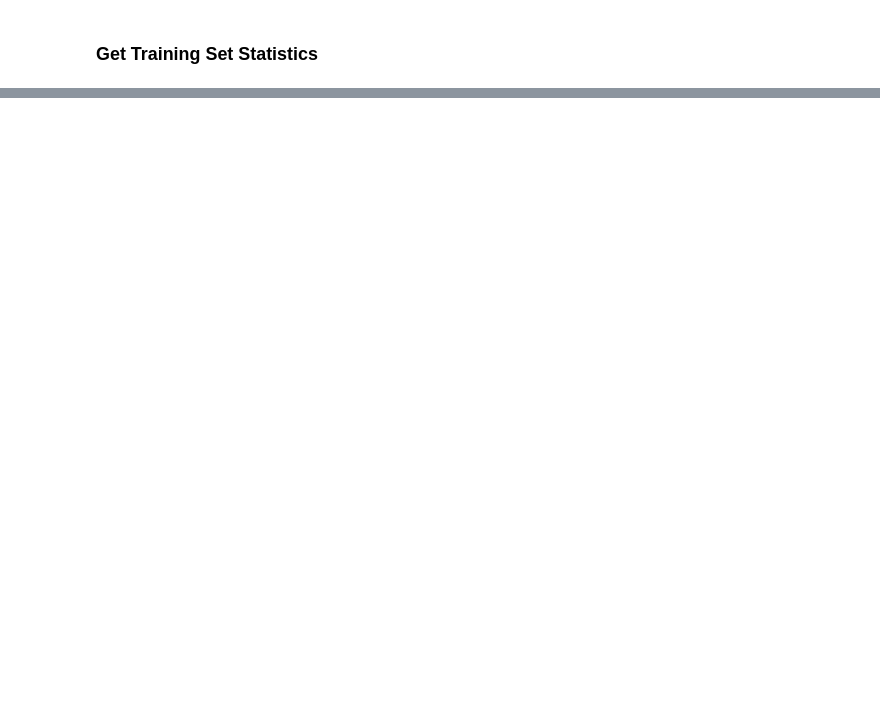
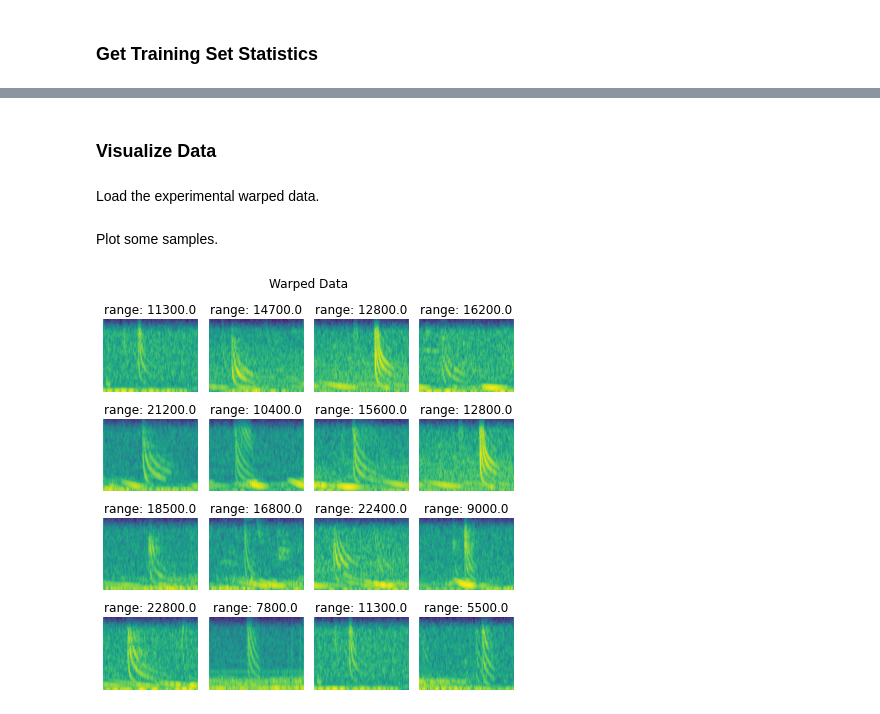
Before and after one commit to whoi-mars/detect_and_range, a Jupyter notebook: create_data.ipynb, the cells around one changed output, grey strips where cells are left out. Cells and saved outputs as stored; diff of their text form; code cells hidden in the pictures; blank space fills up the shorter version.

```diff
--- a/create_data.ipynb
+++ b/create_data.ipynb
@@ -12,8 +12,13 @@ import numpy as np
 # %%
 data_dir = '/workspace/data/cv_project'
 
+# Simulated data
 train_data = data_dir + '/grid_data_atten_big_train.h5'
 val_data = data_dir + '/grid_data_atten_big_val.h5'
 test_data = data_dir + '/grid_data_atten_big_test.h5'
 mat_data = data_dir + '/grid_data_atten.mat'
 mat_noise = data_dir + '/noise_only_data_atten.mat'
+
+# Experimental data
+warped_dir = data_dir + '/new_warped_calls_correct_depths'
+exp_data = data_dir + '/wav_calls.h5'
@@ -95,0 +122,17 @@ std:  tensor([0.1483, 0.1332, 0.1340])
+# %% [markdown]
+### Visualize Data
+# %% [markdown]
+Load the experimental warped data.
+# %%
+X_w, y_w = dataLoader.load_h5(exp_data)
+# %% [markdown]
+Plot some samples.
+# %%
+# Choose a channel to display
+c = 0
+X_w_c = X_w[:,[c],:,:]
+
+# Make plot
+plotter.plot_grid(X_w_c, y_w, label_text="range", title="Warped Data", dim=(4,4))
+# %% [output]
+[figure, added]
```
Also changed, not shown: parts of 7 cells of this notebook.
